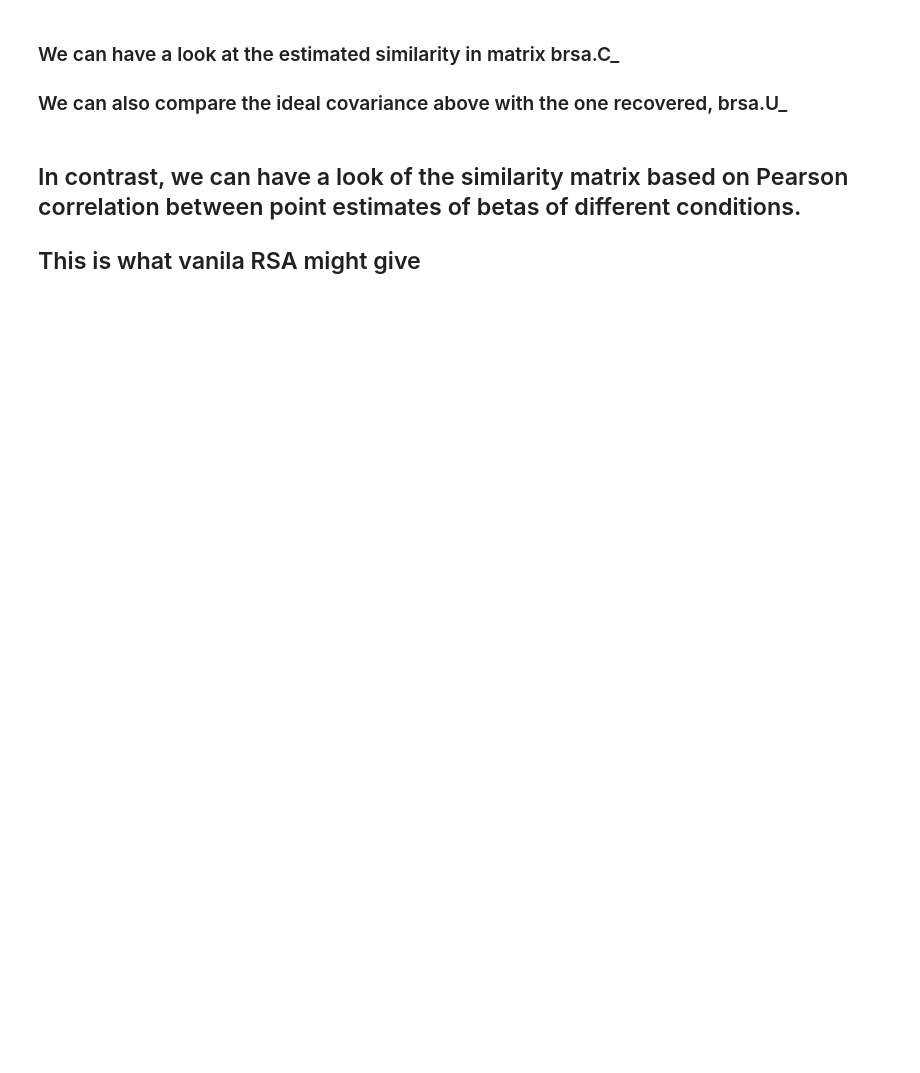
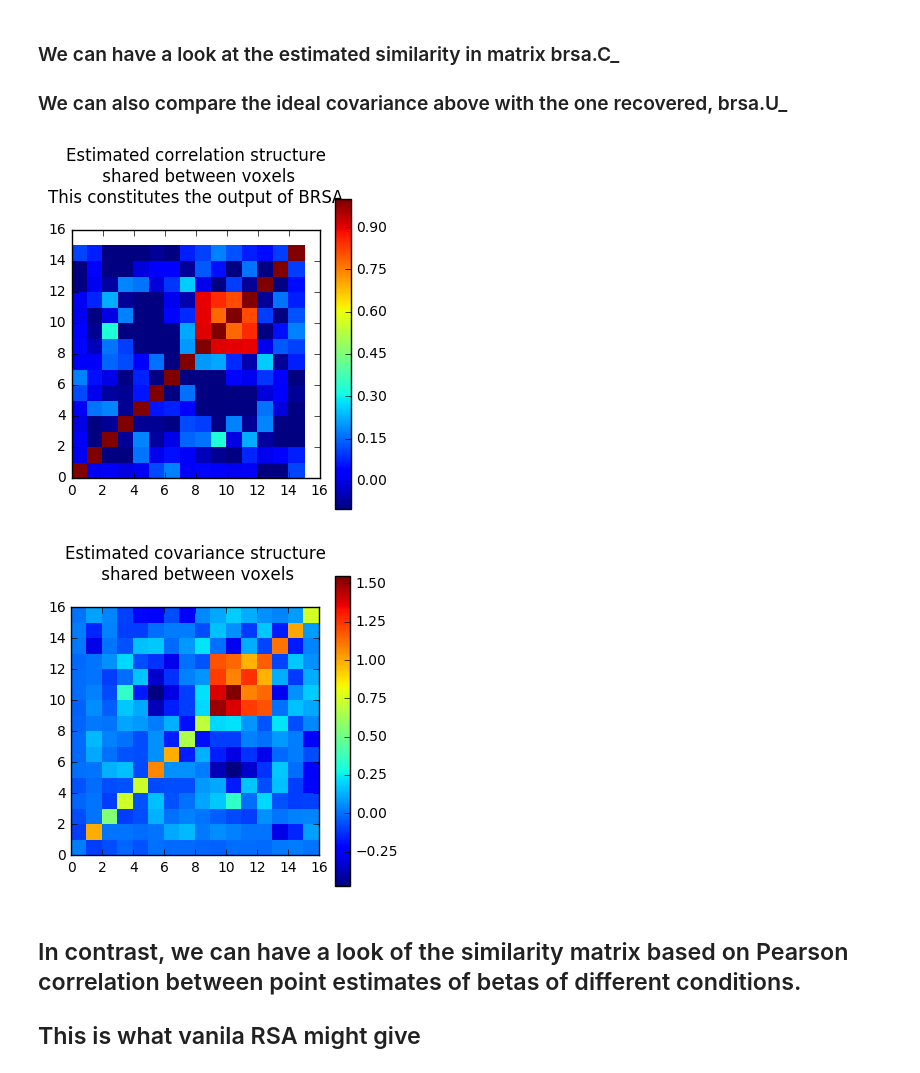
Before and after one commit to brainiak/brainiak, a Jupyter notebook: examples/reprsimil/brsa_representational_similarity_estimate_example.ipynb, the cells around one changed output. Saved outputs shown, nothing was run; the diff lists cells and outputs as text; code cells hidden in the pictures; blank space fills up the shorter version.

```diff
--- a/examples/reprsimil/brsa_representational_similarity_estimate_example.ipynb
+++ b/examples/reprsimil/brsa_representational_similarity_estimate_example.ipynb
@@ -222,5 +233,5 @@ plt.show()
 # %% [markdown]
 #### When you have multiple runs, the noise won't be correlated between runs. Therefore, you should tell BRSA when is the onset of each scan
 # %%
-scan_onsets = np.linspace(0,design.n_TR,num=3)[:-1]
+scan_onsets = np.linspace(0,design.n_TR,num=n_run+1)[:-1]
 print('scan onsets: {}'.format(scan_onsets))
@@ -238,25 +256,28 @@ brsa.fit(X=Y, design=design.design_used, scan_onsets=scan_onsets,
 ### We can also compare the ideal covariance above with the one recovered, brsa.U_
 # %%
 fig = plt.figure(num=None, figsize=(4, 4), dpi=100)
-plt.pcolor(brsa.C_[1:, 1:], vmin=-0.1, vmax=1)
+plt.pcolor(brsa.C_, vmin=-0.1, vmax=1)
 plt.xlim([0, 16])
 plt.ylim([0, 16])
 plt.colorbar()
 ax = plt.gca()
 ax.set_aspect(1)
 plt.title('Estimated correlation structure\n shared between voxels\n'
          'This constitutes the output of BRSA\n')
 plt.show()
 
 fig = plt.figure(num=None, figsize=(4, 4), dpi=100)
 plt.pcolor(brsa.U_)
-plt.xlim([0, 17])
-plt.ylim([0, 17])
+plt.xlim([0, 16])
+plt.ylim([0, 16])
 plt.colorbar()
 ax = plt.gca()
 ax.set_aspect(1)
 plt.title('Estimated covariance structure\n shared between voxels\n')
 plt.show()
+# %% [output]
+[figure, added]
+[figure, added]
 # %% [markdown]
 ## In contrast, we can have a look of the similarity matrix based on Pearson correlation between point estimates of betas of different conditions.
 ## This is what vanila RSA might give
```
Also changed, not shown: parts of 9 cells of this notebook, 2 other files.
